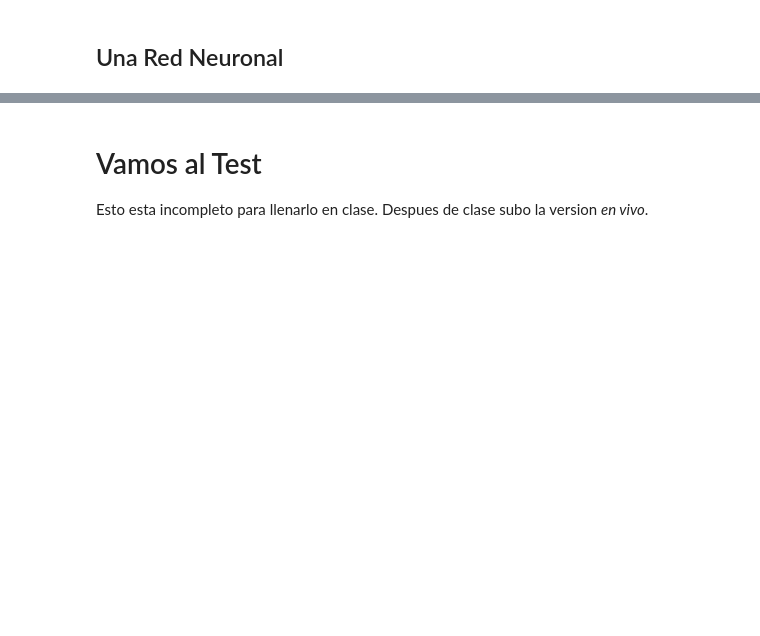
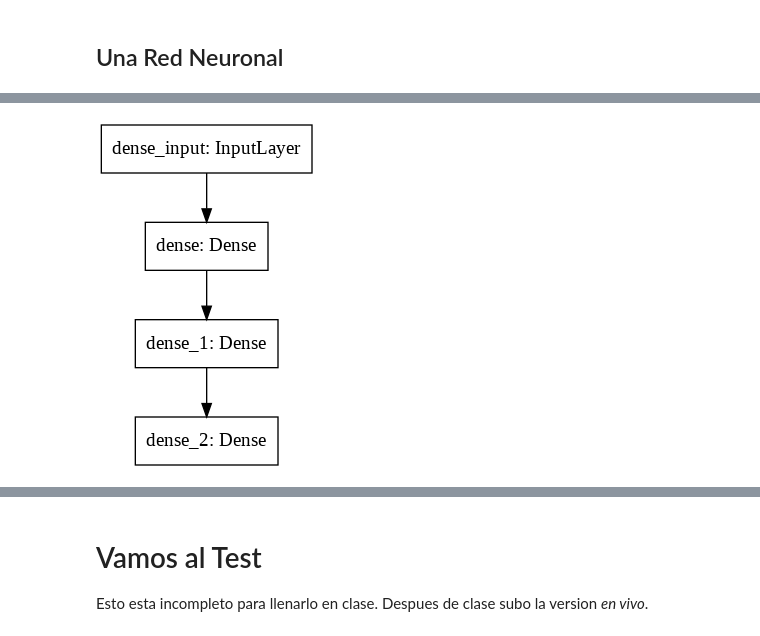
Before and after one commit to JavierGold/ML_UNSAM-2-2020, a Jupyter notebook: 01p_California.ipynb, the cells around one changed output, grey strips where cells are left out. Cells and saved outputs as stored; diff of their text form; code cells hidden in the pictures; blank space fills up the shorter version.

```diff
--- a/01p_California.ipynb
+++ b/01p_California.ipynb
@@ -196,5 +229,5 @@ plt.ylabel('y')
 # %% [markdown]
 ## Overfitting con Decision Tree
 # %%
-tree_reg = DecisionTreeRegressor(random_state=42)#,max_depth=5
+tree_reg = DecisionTreeRegressor(random_state=42,max_depth=7)#,max_depth=5
 tree_reg.fit(housing_prepared, housing_labels)
@@ -275,7 +384,7 @@ epochs = 50
 # %%
 model = keras.models.Sequential([
     keras.layers.Dense(30, activation="relu", input_shape=input_shape),
-    # keras.layers.Dense(30, activation="relu"),
+    keras.layers.Dense(30, activation="relu"),
     keras.layers.Dense(1)
 ])
 # %%
@@ -286,3 +410,7 @@ model.summary()
+# %%
+tf.keras.utils.plot_model(model)
+# %% [output]
+[figure, added]
 # %%
 early_stopping_cb = keras.callbacks.EarlyStopping(patience=10,
                                                   restore_best_weights=True)
```
Also changed, not shown: parts of 24 cells of this notebook, 1 other file.
